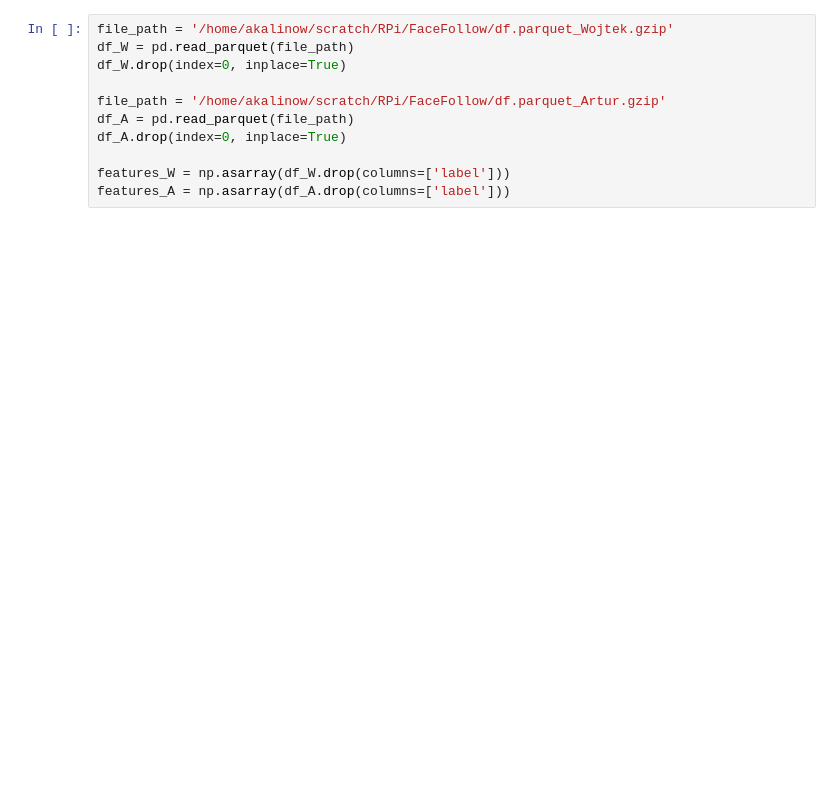
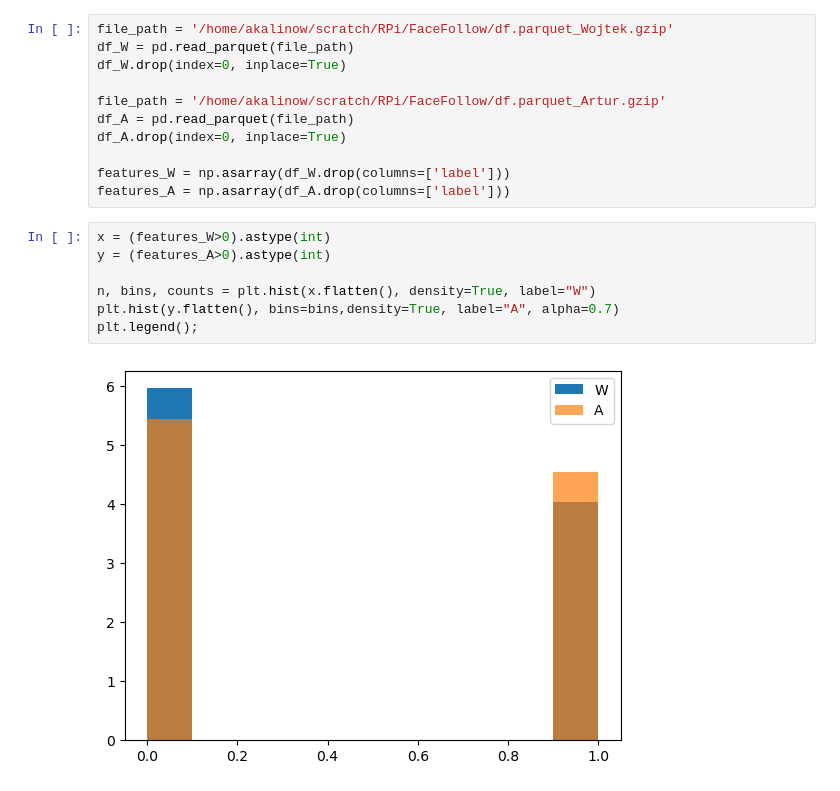
Before and after one commit to akalinow/RPi, a Jupyter notebook: FaceRecognition/FaceRecognition.ipynb, the cells around one changed output. Saved outputs shown, nothing was run; the diff lists cells and outputs as text; blank space fills up the shorter version.

```diff
--- a/FaceRecognition/FaceRecognition.ipynb
+++ b/FaceRecognition/FaceRecognition.ipynb
@@ -44,6 +37,15 @@ df_A.drop(index=0, inplace=True)
 
 features_W = np.asarray(df_W.drop(columns=['label']))
 features_A = np.asarray(df_A.drop(columns=['label']))
+# %%
+x = (features_W>0).astype(int)
+y = (features_A>0).astype(int)
+
+n, bins, counts = plt.hist(x.flatten(), density=True, label="W")
+plt.hist(y.flatten(), bins=bins,density=True, label="A", alpha=0.7)
+plt.legend();
+# %% [output]
+[figure, added]
 # %%
 labels_A = np.full((len(features_A),1), 0.0)
 labels_W = np.full((len(features_W),1), 1.0)
```
Also changed, not shown: parts of 5 cells of this notebook, 2 other files.
